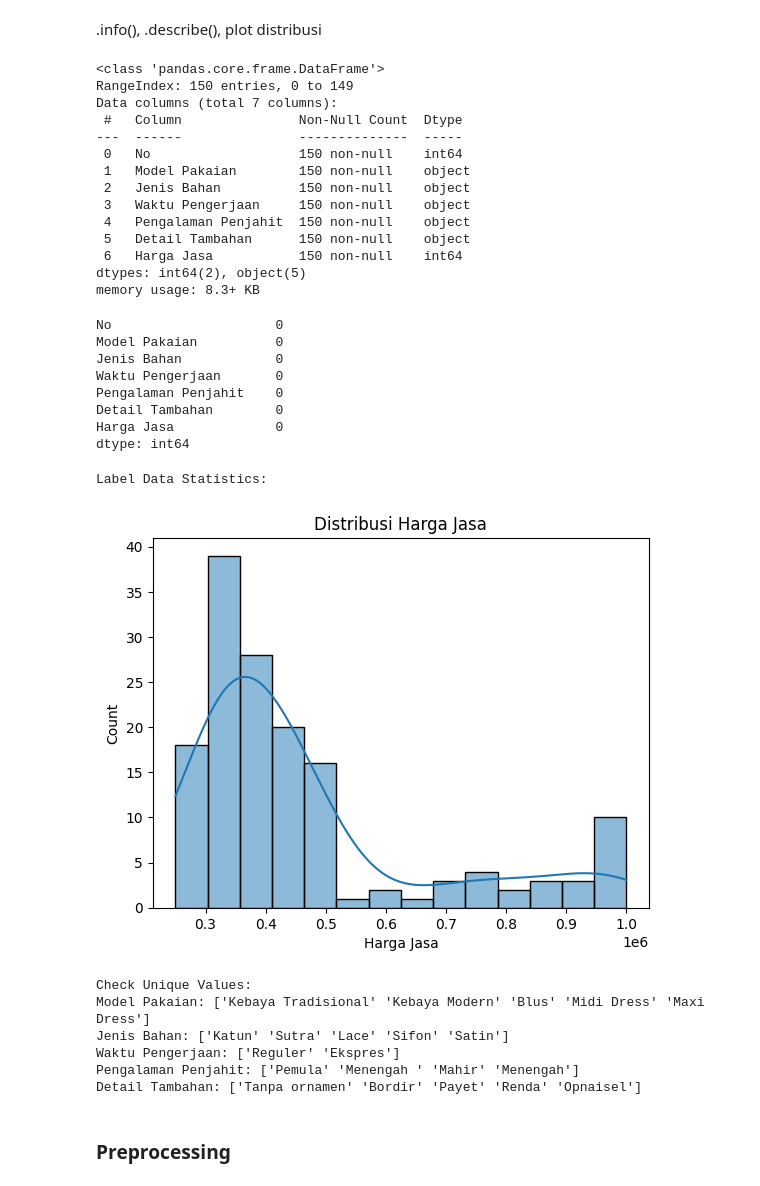
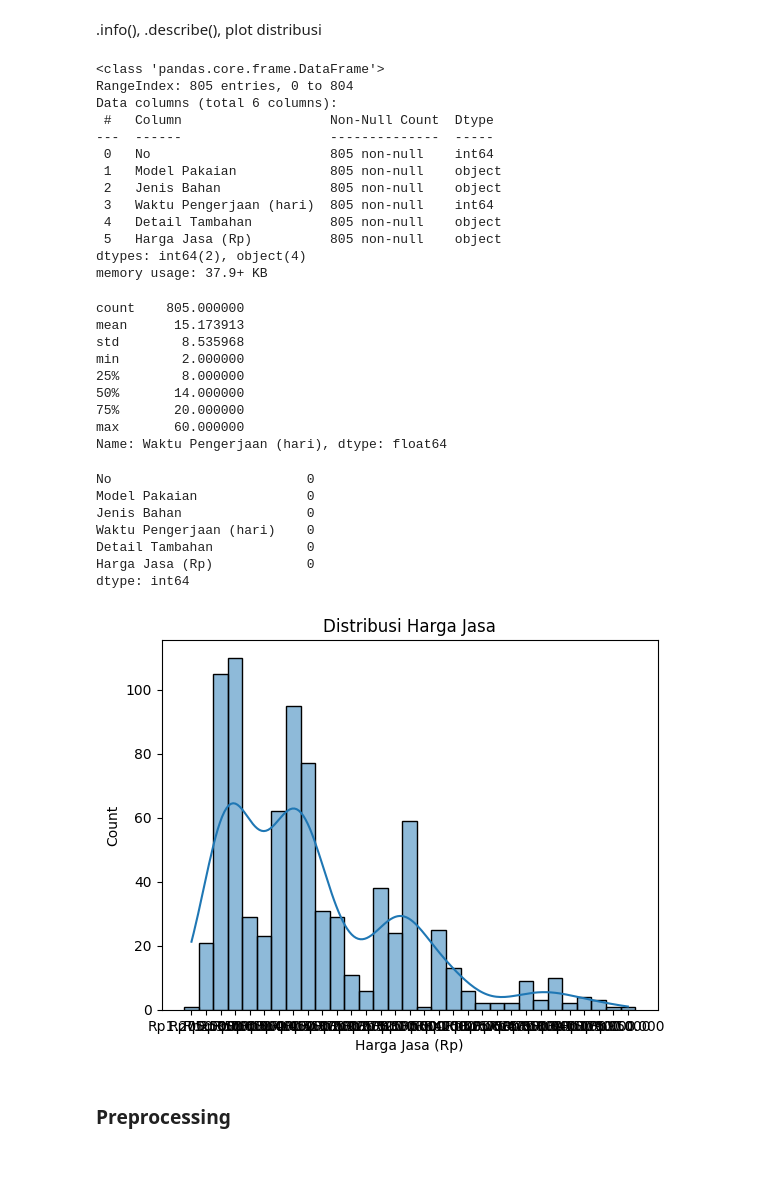
Before and after one commit to adzkykhairany/tailor-price-predictor, a Jupyter notebook: model.ipynb, the cells around one changed output. Saved outputs shown, nothing was run; the diff lists cells and outputs as text; code cells hidden in the pictures.

```diff
--- a/src/model.ipynb
+++ b/model.ipynb
@@ -15,5 +24,5 @@ from sklearn.metrics import mean_absolute_error, mean_squared_error, mean_square
 # %%
 # Load data
-df = pd.read_csv(r'D:\ta_project\data\raw\data.csv')
-df.head(5)
+df = pd.read_csv('D:/ta_project/data/processed/combined_data.csv')
+df.head(10)
 # %% [output]
@@ -28,55 +42,53 @@ df.head(5)
 # %% [markdown]
 .info(), .describe(), plot distribusi
 # %%
-# Check for missing values and data types
+# Check for structure and data types
 df.info()
 # %% [output]
 <class 'pandas.core.frame.DataFrame'>
-RangeIndex: 150 entries, 0 to 149
-Data columns (total 7 columns):
- #   Column               Non-Null Count  Dtype
----  ------               --------------  -----
- 0   No                   150 non-null    int64
- 1   Model Pakaian        150 non-null    object
- 2   Jenis Bahan          150 non-null    object
- 3   Waktu Pengerjaan     150 non-null    object
- 4   Pengalaman Penjahit  150 non-null    object
- 5   Detail Tambahan      150 non-null    object
- 6   Harga Jasa           150 non-null    int64
-dtypes: int64(2), object(5)
-memory usage: 8.3+ KB
+RangeIndex: 805 entries, 0 to 804
+Data columns (total 6 columns):
+ #   Column                   Non-Null Count  Dtype
+---  ------                   --------------  -----
+ 0   No                       805 non-null    int64
+ 1   Model Pakaian            805 non-null    object
+ 2   Jenis Bahan              805 non-null    object
+ 3   Waktu Pengerjaan (hari)  805 non-null    int64
+ 4   Detail Tambahan          805 non-null    object
+ 5   Harga Jasa (Rp)          805 non-null    object
+dtypes: int64(2), object(4)
+memory usage: 37.9+ KB
+# %%
+# check basic statistics
+df['Waktu Pengerjaan (hari)'].describe()
+# %% [output]
+count    805.000000
+mean      15.173913
+std        8.535968
+min        2.000000
+25%        8.000000
+50%       14.000000
+75%       20.000000
+max       60.000000
+Name: Waktu Pengerjaan (hari), dtype: float64
 # %%
 # Check for missing values
 df.isnull().sum()
 # %% [output]
-No                     0
-Model Pakaian          0
-Jenis Bahan            0
-Waktu Pengerjaan       0
-Pengalaman Penjahit    0
-Detail Tambahan        0
-Harga Jasa             0
+No                         0
+Model Pakaian              0
+Jenis Bahan                0
+Waktu Pengerjaan (hari)    0
+Detail Tambahan            0
+Harga Jasa (Rp)            0
 dtype: int64
 # %%
-print("Label Data Statistics:")
-sns.histplot(df['Harga Jasa'], kde=True)
+# Check target distribution (Harga Jassa)
+sns.histplot(df['Harga Jasa (Rp)'], kde=True)
 plt.title("Distribusi Harga Jasa")
 plt.show()
 # %% [output]
-Label Data Statistics:
-[figure, old version]
+[figure, new version]
-# %%
-print("Check Unique Values:")
-for col in df.columns:
-    if df[col].dtype == 'object':
-        print(f'{col}: {df[col].unique()}')
-# %% [output]
-Check Unique Values:
-Model Pakaian: ['Kebaya Tradisional' 'Kebaya Modern' 'Blus' 'Midi Dress' 'Maxi Dress']
-Jenis Bahan: ['Katun' 'Sutra' 'Lace' 'Sifon' 'Satin']
-Waktu Pengerjaan: ['Reguler' 'Ekspres']
-Pengalaman Penjahit: ['Pemula' 'Menengah ' 'Mahir' 'Menengah']
-Detail Tambahan: ['Tanpa ornamen' 'Bordir' 'Payet' 'Renda' 'Opnaisel']
 # %% [markdown]
 ### Preprocessing
 # %%
```
Also changed, not shown: parts of 11 cells of this notebook, 1 other file.
